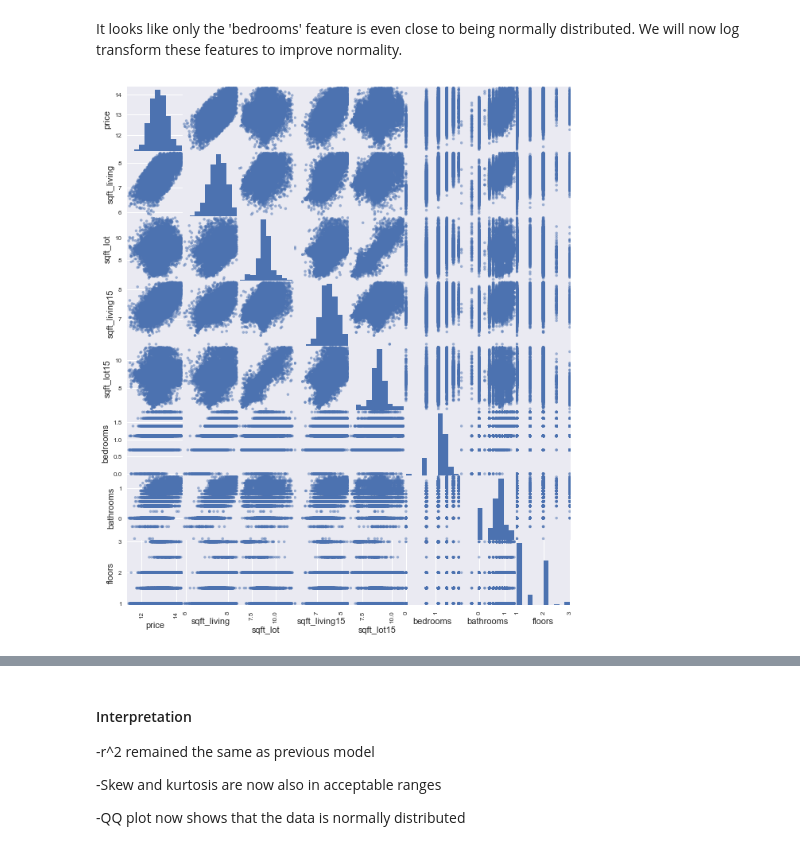
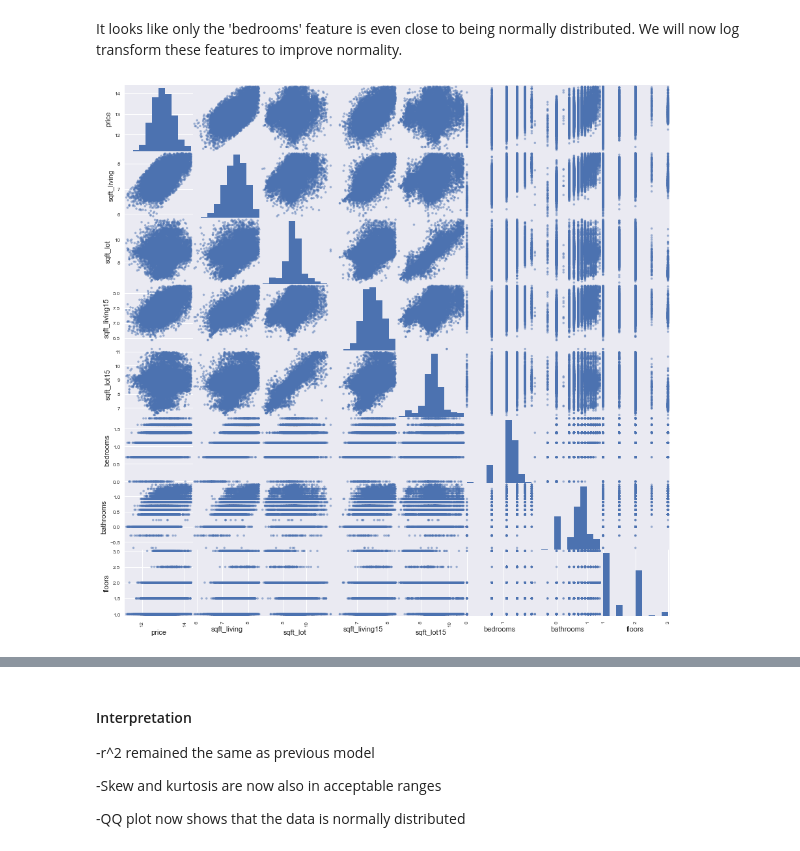
Before and after one commit to harrisongu123/dsc-phase-2-project, a Jupyter notebook: Main Notebook.ipynb, the cells around one changed output, grey strips where cells are left out. Cells and saved outputs as stored; diff of their text form; code cells hidden in the pictures.

```diff
--- a/Main Notebook.ipynb
+++ b/Main Notebook.ipynb
@@ -467,9 +496,9 @@ It looks like only the 'bedrooms' feature is even close to being normally distri
 normalize = ['price', 'sqft_living', 'sqft_lot', 'sqft_living15', 'sqft_lot15', 'bedrooms', 'bathrooms']
 # %%
 df_log = log_transform(normalize, df_no_outlier)
-pd.plotting.scatter_matrix(df_log[continuous], figsize=(10, 12));
+pd.plotting.scatter_matrix(df_log[continuous], figsize=(15, 15));
 # %% [output]
-[figure, old version]
+[figure, new version]
 # %%
 run_model(df_log)
 # %% [output]
```
Also changed, not shown: parts of 26 cells of this notebook.
